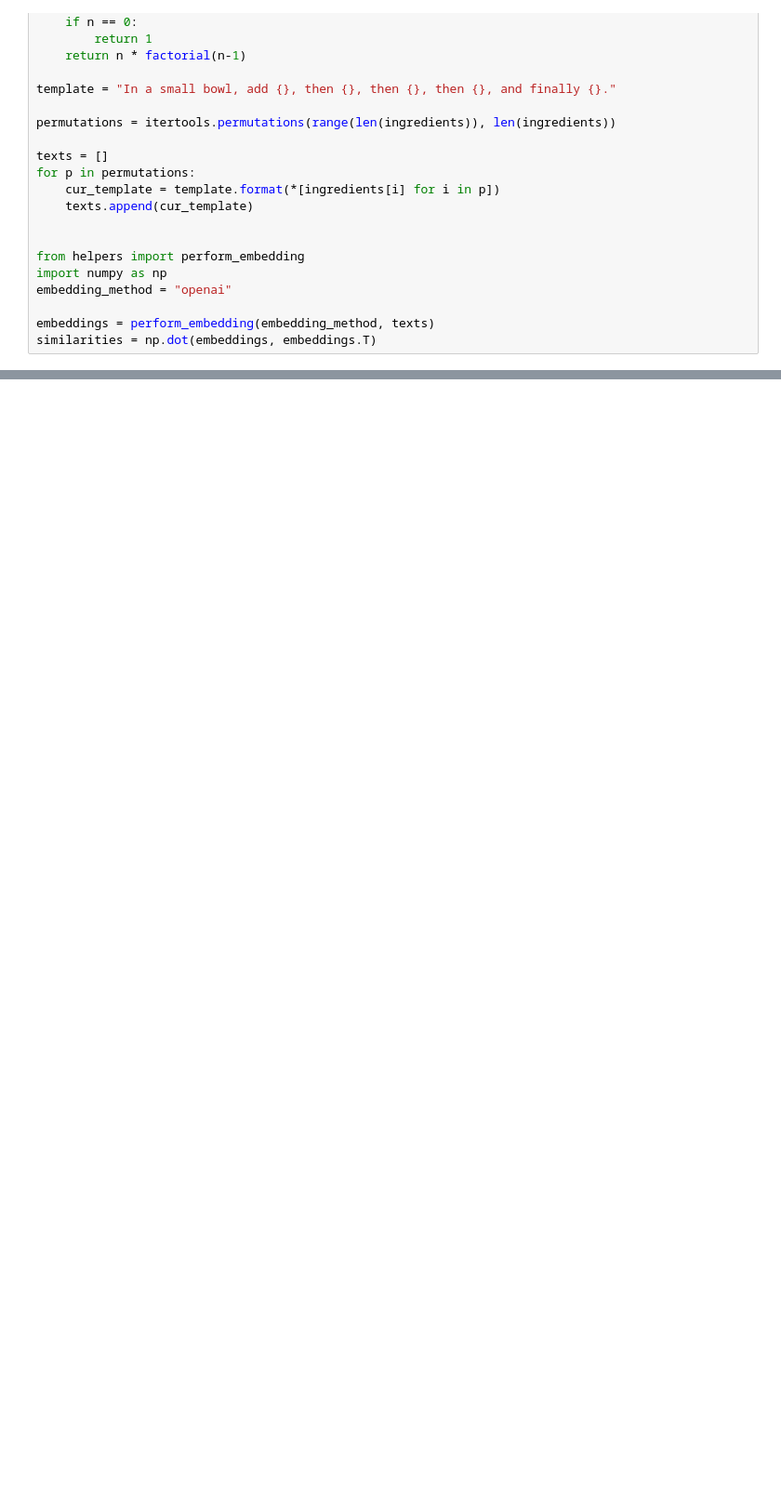
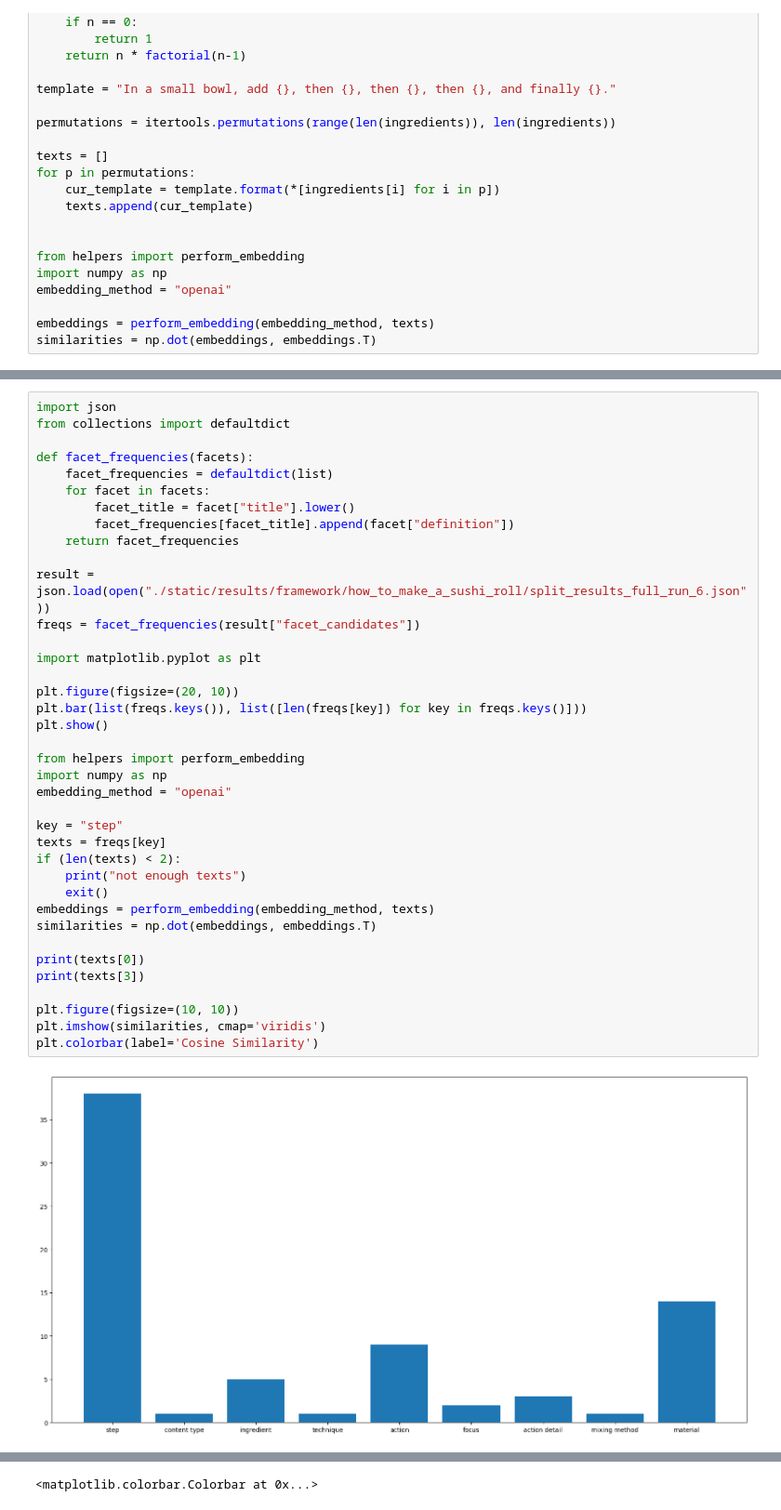
Before and after one commit to fesiib/starlab-contexts-pipeline, a Jupyter notebook: examine.ipynb, the cells around one changed output, grey strips where cells are left out. Shown at 93% size. Drawn from its saved outputs; the diff is of its cells as text; blank space fills up the shorter version.

```diff
--- a/examine.ipynb
+++ b/examine.ipynb
@@ -135,0 +148,40 @@ MetricScale.LIKERT_7
+# %%
+import json
+from collections import defaultdict
+
+def facet_frequencies(facets):
+    facet_frequencies = defaultdict(list)
+    for facet in facets:
+        facet_title = facet["title"].lower()
+        facet_frequencies[facet_title].append(facet["definition"])
+    return facet_frequencies
+
+result = json.load(open("./static/results/framework/how_to_make_a_sushi_roll/split_results_full_run_6.json"))
+freqs = facet_frequencies(result["facet_candidates"])
+
+import matplotlib.pyplot as plt
+
+plt.figure(figsize=(20, 10))
+plt.bar(list(freqs.keys()), list([len(freqs[key]) for key in freqs.keys()]))
+plt.show()
+
+from helpers import perform_embedding
+import numpy as np
+embedding_method = "openai"
+
+key = "step"
+texts = freqs[key]
+if (len(texts) < 2):
+    print("not enough texts")
+    exit()
+embeddings = perform_embedding(embedding_method, texts)
+similarities = np.dot(embeddings, embeddings.T)
+
+print(texts[0])
+print(texts[3])
+
+plt.figure(figsize=(10, 10))
+plt.imshow(similarities, cmap='viridis')
+plt.colorbar(label='Cosine Similarity')
+# %% [output]
+[figure, added]
@@ -135,0 +190 @@ MetricScale.LIKERT_7
+<matplotlib.colorbar.Colorbar at 0x...>
```
Also changed, not shown: parts of 7 cells of this notebook, 5 other files.
